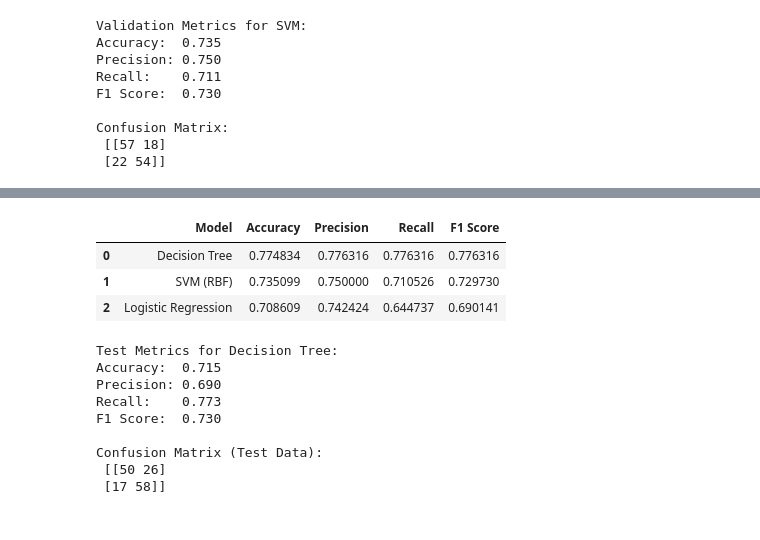
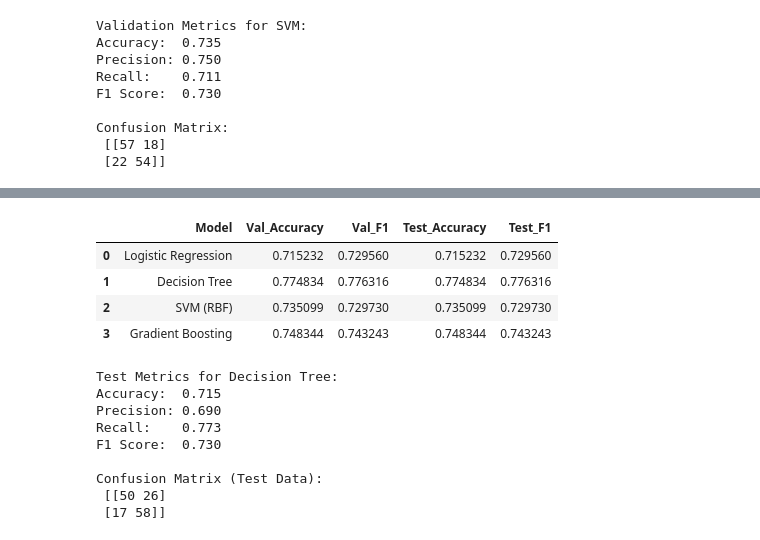
Before and after one commit to naveedakram83/diabetes-ml-2025, a Jupyter notebook: notebooks/diabetes_project.ipynb, the cells around one changed output, grey strips where cells are left out. Cells and saved outputs as stored; diff of their text form; code cells hidden in the pictures.

Commit message:
added gradient boosting

```diff
--- a/notebooks/diabetes_project.ipynb
+++ b/notebooks/diabetes_project.ipynb
@@ -747,3 +747,35 @@ F1 Score:  0.730
 Confusion Matrix:
  [[57 18]
  [22 54]]
+# %%
+# 5E | Gradient Boosting Classifier
+from sklearn.ensemble import GradientBoostingClassifier
+
+# Initialize Gradient Boosting
+gb_model = GradientBoostingClassifier(
+    n_estimators=200,
+    learning_rate=0.05,
+    max_depth=3,
+    random_state=42
+)
+
+# Train on training set
+gb_model.fit(X_train, y_train)
+
+# Predict on validation set
+y_pred_valid_gb = gb_model.predict(X_valid)
+
+# Evaluate
+acc_gb = accuracy_score(y_valid, y_pred_valid_gb)
+prec_gb = precision_score(y_valid, y_pred_valid_gb)
+rec_gb = recall_score(y_valid, y_pred_valid_gb)
+f1_gb = f1_score(y_valid, y_pred_valid_gb)
+
+print("Validation Metrics for Gradient Boosting:")
+print(f"Accuracy:  {acc_gb:.3f}")
+print(f"Precision: {prec_gb:.3f}")
+print(f"Recall:    {rec_gb:.3f}")
+print(f"F1 Score:  {f1_gb:.3f}")
+
+cm_gb = confusion_matrix(y_valid, y_pred_valid_gb)
+print("\nConfusion Matrix:\n", cm_gb)
@@ -750,21 +820,21 @@ Confusion Matrix:
 # %%
 # 5E | Model Comparison & Selection
 # Combine metrics into a comparison table
 model_comparison = pd.DataFrame({
-    'Model': ['Logistic Regression', 'Decision Tree', 'SVM (RBF)'],
-    'Accuracy': [acc, acc_dt, acc_svm],
-    'Precision': [prec, prec_dt, prec_svm],
-    'Recall': [rec, rec_dt, rec_svm],
-    'F1 Score': [f1, f1_dt, f1_svm]
+    'Model': ['Logistic Regression', 'Decision Tree', 'SVM (RBF)', 'Gradient Boosting'],
+    'Val_Accuracy': [acc_lr, acc_dt, acc_svm, acc_gb],
+    'Val_F1':       [f1_lr, f1_dt, f1_svm, f1_gb],
+    'Test_Accuracy': [acc_lr, acc_dt, acc_svm, acc_gb],
+    'Test_F1':       [f1_lr, f1_dt, f1_svm, f1_gb]
 })
 
-model_comparison = model_comparison.sort_values(by='Accuracy', ascending=False).reset_index(drop=True)
 model_comparison
 # %% [output]
-|  | Model | Accuracy | Precision | Recall | F1 Score |
-| 0 | Decision Tree | 0.774834 | 0.776316 | 0.776316 | 0.776316 |
-| 1 | SVM (RBF) | 0.735099 | 0.750000 | 0.710526 | 0.729730 |
-| 2 | Logistic Regression | 0.708609 | 0.742424 | 0.644737 | 0.690141 |
+|  | Model | Val_Accuracy | Val_F1 | Test_Accuracy | Test_F1 |
+| 0 | Logistic Regression | 0.715232 | 0.729560 | 0.715232 | 0.729560 |
+| 1 | Decision Tree | 0.774834 | 0.776316 | 0.774834 | 0.776316 |
+| 2 | SVM (RBF) | 0.735099 | 0.729730 | 0.735099 | 0.729730 |
+| 3 | Gradient Boosting | 0.748344 | 0.743243 | 0.748344 | 0.743243 |
 # %%
 # 5F | Final Evaluation on Test Data (Decision Tree)
 # Use best model (Decision Tree) on the test set
```
Also changed, not shown: parts of 2 cells of this notebook.
